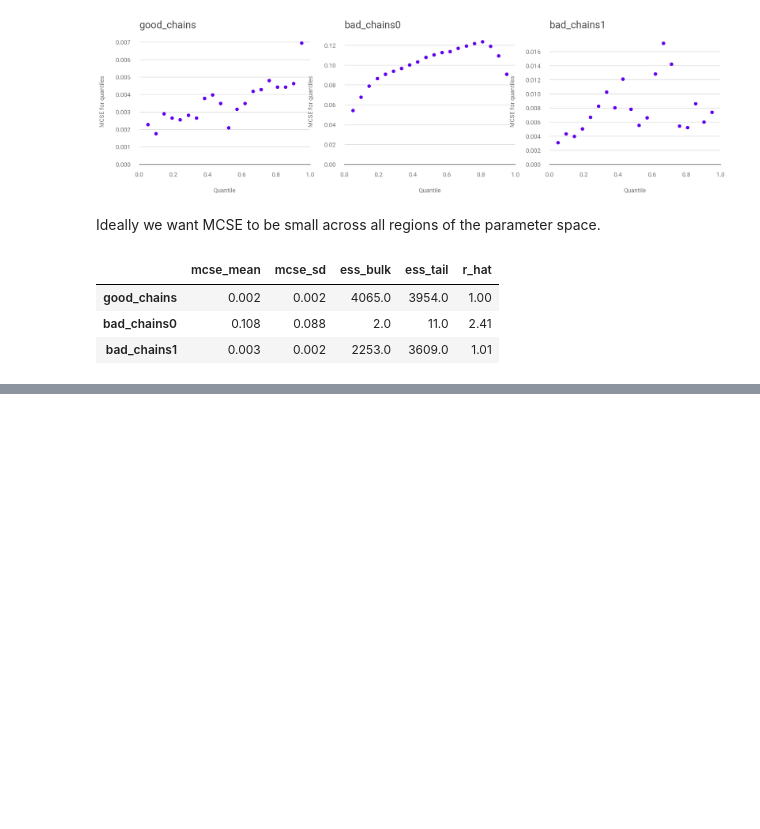
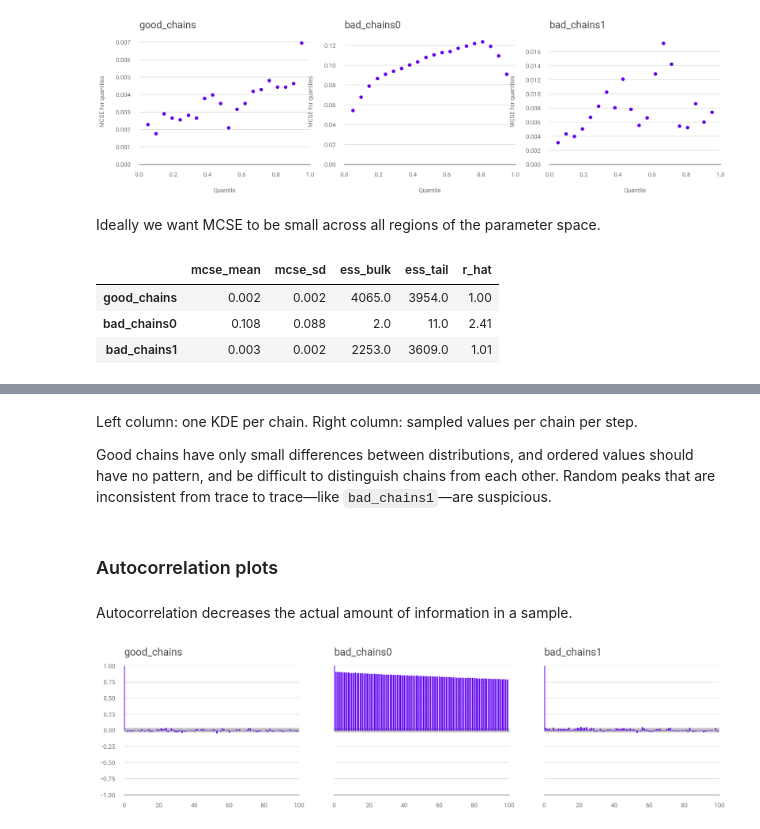
Before and after one commit to paw-lu/bayesian-modeling-computation-python, a Jupyter notebook: notebooks/2_exploratory_analysis_of_bayesian_models.ipynb, the cells around one changed output, grey strips where cells are left out. Drawn from its saved outputs; the diff is of its cells as text; code cells hidden in the pictures; blank space fills up the shorter version.

```diff
--- a/notebooks/2_exploratory_analysis_of_bayesian_models.ipynb
+++ b/notebooks/2_exploratory_analysis_of_bayesian_models.ipynb
@@ -198,0 +213,20 @@ az.summary(chains, kind="diagnostics")
+# %% [markdown]
+Left column:
+one KDE per chain.
+Right column:
+sampled values per chain per step.
+
+Good chains have only small differences between distributions,
+and ordered values should have no pattern,
+and be difficult to distinguish chains from each other.
+Random peaks that are inconsistent from trace to trace—like
+`bad_chains1`—are
+suspicious.
+# %% [markdown]
+### Autocorrelation plots
+# %% [markdown]
+Autocorrelation decreases the actual amount of information in a sample.
+# %%
+az.plot_autocorr(chains, combined=True);
+# %% [output]
+[figure, added]
```
Also changed, not shown: parts of 15 cells of this notebook, 1 other file.
